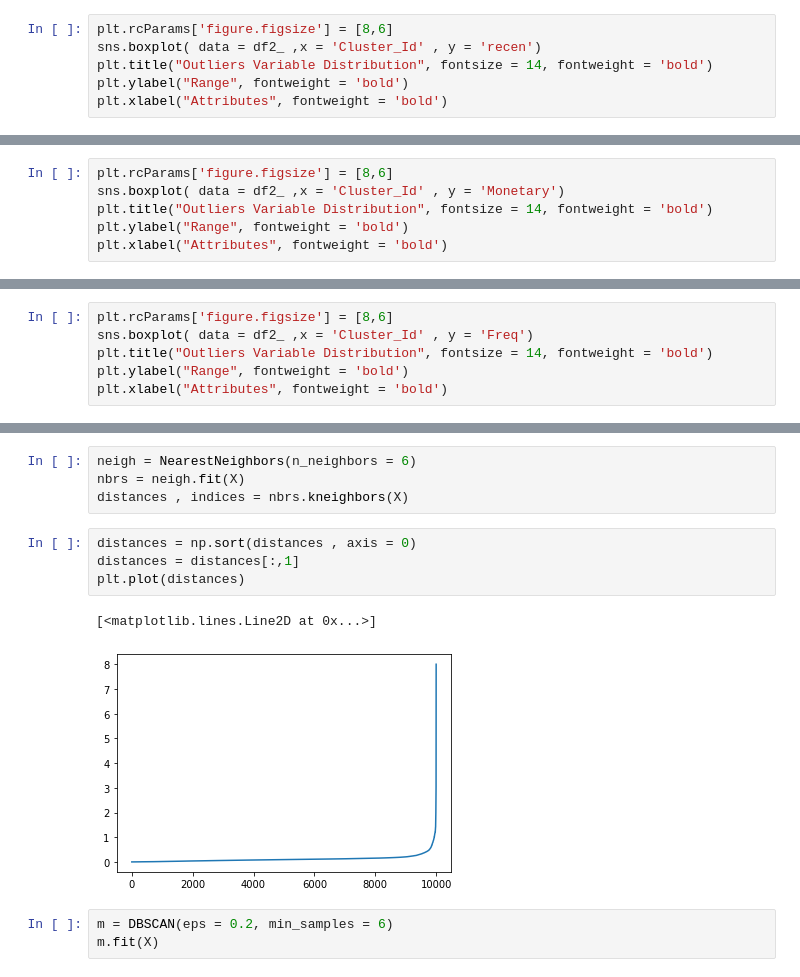
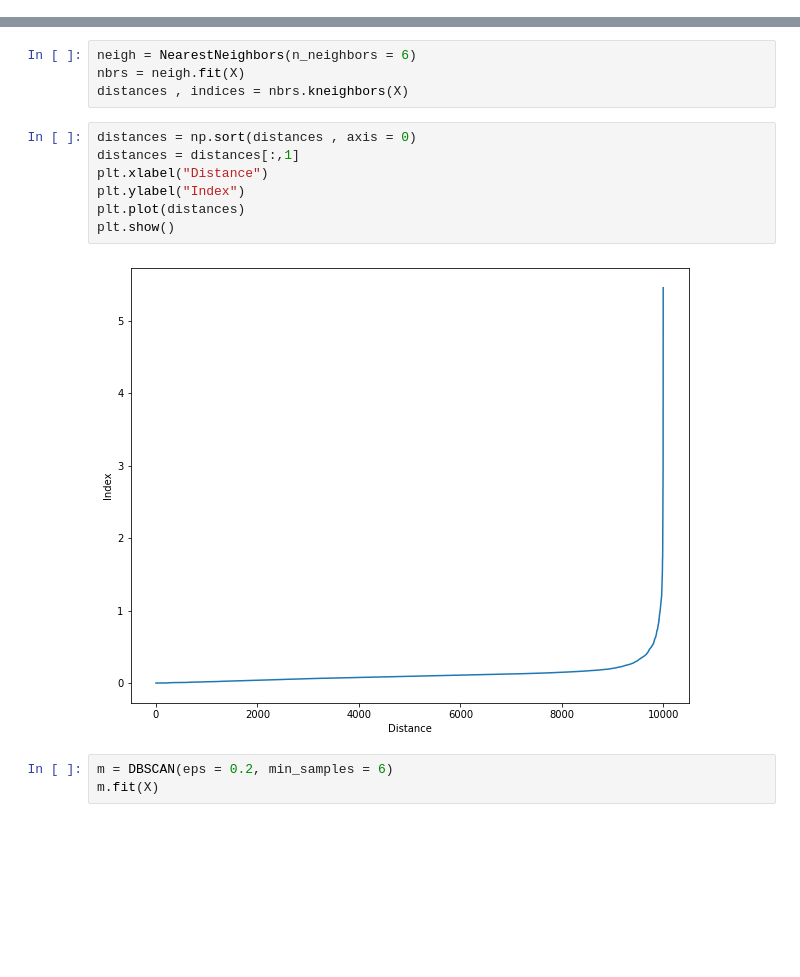
Before and after one commit to ydv1412/Customer_segmentation, a Jupyter notebook: customer_segmentation.ipynb, the cells around one changed output, grey strips where cells are left out. Drawn from its saved outputs; the diff is of its cells as text; blank space fills up the shorter version.

```diff
--- a/customer_segmentation.ipynb
+++ b/customer_segmentation.ipynb
@@ -775,6 +716,0 @@ Let's visualise through boxplot
-# %%
-plt.rcParams['figure.figsize'] = [8,6]
-sns.boxplot( data = df2_ ,x = 'Cluster_Id' , y = 'recen')
-plt.title("Outliers Variable Distribution", fontsize = 14, fontweight = 'bold')
-plt.ylabel("Range", fontweight = 'bold')
-plt.xlabel("Attributes", fontweight = 'bold')
@@ -784,6 +716,0 @@ Text(0.5, 0, 'Attributes')
-# %%
-plt.rcParams['figure.figsize'] = [8,6]
-sns.boxplot( data = df2_ ,x = 'Cluster_Id' , y = 'Monetary')
-plt.title("Outliers Variable Distribution", fontsize = 14, fontweight = 'bold')
-plt.ylabel("Range", fontweight = 'bold')
-plt.xlabel("Attributes", fontweight = 'bold')
@@ -793,6 +716,0 @@ Text(0.5, 0, 'Attributes')
-# %%
-plt.rcParams['figure.figsize'] = [8,6]
-sns.boxplot( data = df2_ ,x = 'Cluster_Id' , y = 'Freq')
-plt.title("Outliers Variable Distribution", fontsize = 14, fontweight = 'bold')
-plt.ylabel("Range", fontweight = 'bold')
-plt.xlabel("Attributes", fontweight = 'bold')
@@ -907,10 +786,12 @@ distances , indices = nbrs.kneighbors(X)
 # %%
 distances = np.sort(distances , axis = 0)
 distances = distances[:,1]
+plt.xlabel("Distance")
+plt.ylabel("Index")
 plt.plot(distances)
+plt.show()
 # %% [output]
-[<matplotlib.lines.Line2D at 0x...>]
-[figure, old version]
+[figure, new version]
 # %%
 m = DBSCAN(eps = 0.2, min_samples = 6)
 m.fit(X)
```
Also changed, not shown: parts of 48 cells of this notebook.
